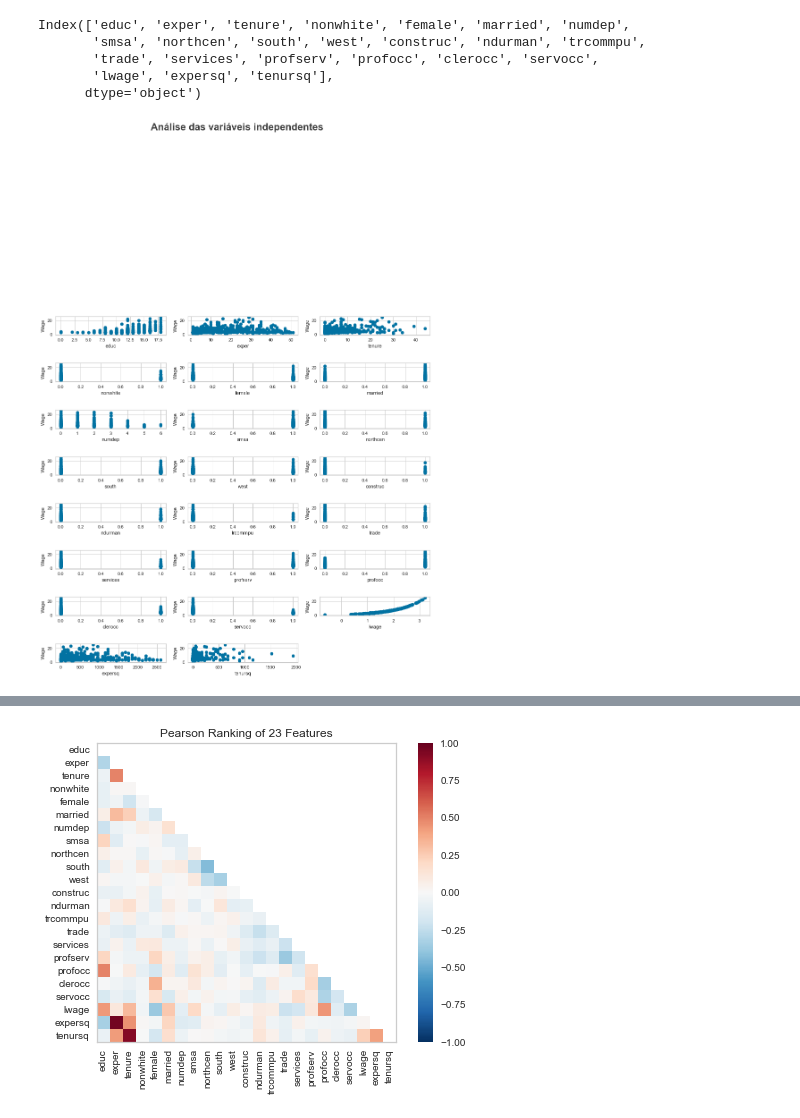
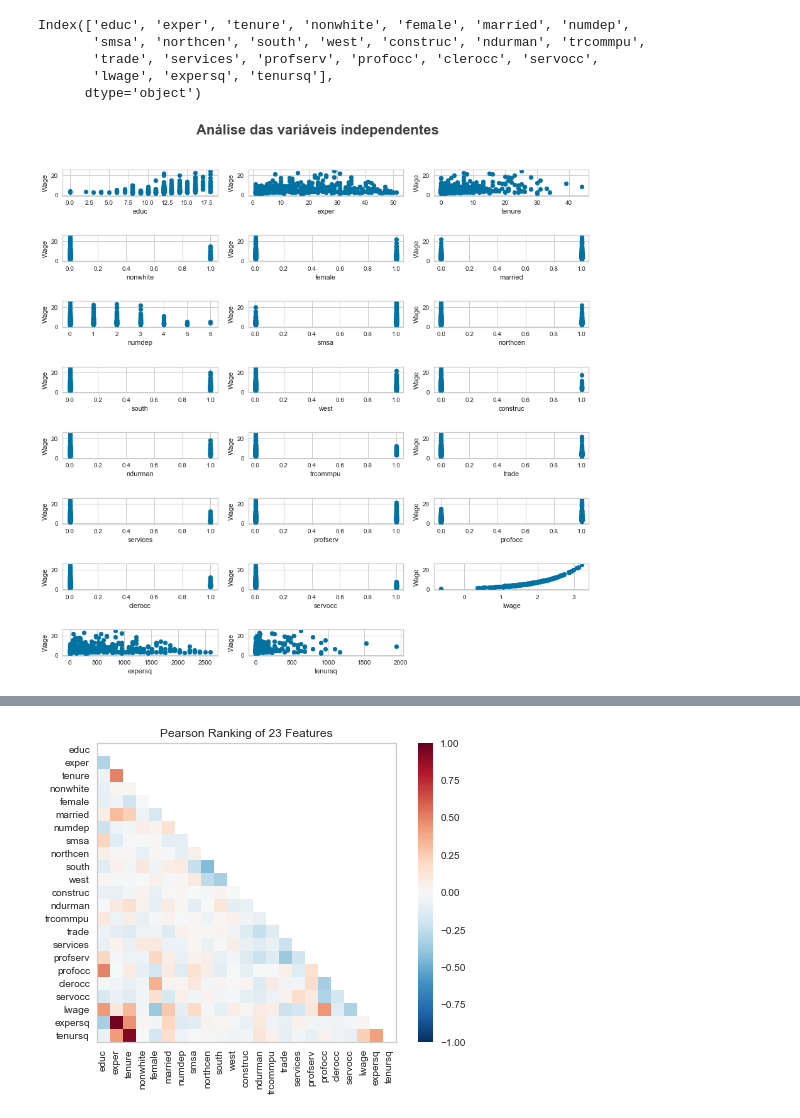
Before and after one commit to lucianawaka/bootcamp-ML, a Jupyter notebook: 2_Regularizacao/2_Regularizacao.ipynb, the cells around one changed output, grey strips where cells are left out. Cells and saved outputs as stored; diff of their text form; code cells hidden in the pictures.

```diff
--- a/2_Regularizacao/2_Regularizacao.ipynb
+++ b/2_Regularizacao/2_Regularizacao.ipynb
@@ -573,26 +573,24 @@ colunas = X.columns
 # %%
 
 # Gráfico de dispersão
 n_linhas = 8
 colunas = 3
 posicao = 1
 # Tamanho das Figuras
 plt.subplots(figsize=(15,10))
 # Título
-plt.suptitle('Análise das variáveis independentes', fontsize=22, color='#404040', fontweight=600, y = 1.8)
-
-
+plt.suptitle('Análise das variáveis independentes', fontsize=22, color='#404040', fontweight=600, y = 1.3)
 # Plotar as 23 colunas no X
 for coluna in X.columns:
     plt.subplot(n_linhas,colunas,posicao)
     plt.scatter(wage_data[coluna], wage_data['wage'])
     plt.xlabel(coluna)
     plt.ylabel('Wage')
     posicao += 1
 # Ajuste de Grid
 plt.subplots_adjust( top=1.2, hspace=1.5 )
 # %% [output]
-[figure, old version]
+[figure, new version]
 # %%
 wage_data.corr()
 # %% [output]
```
